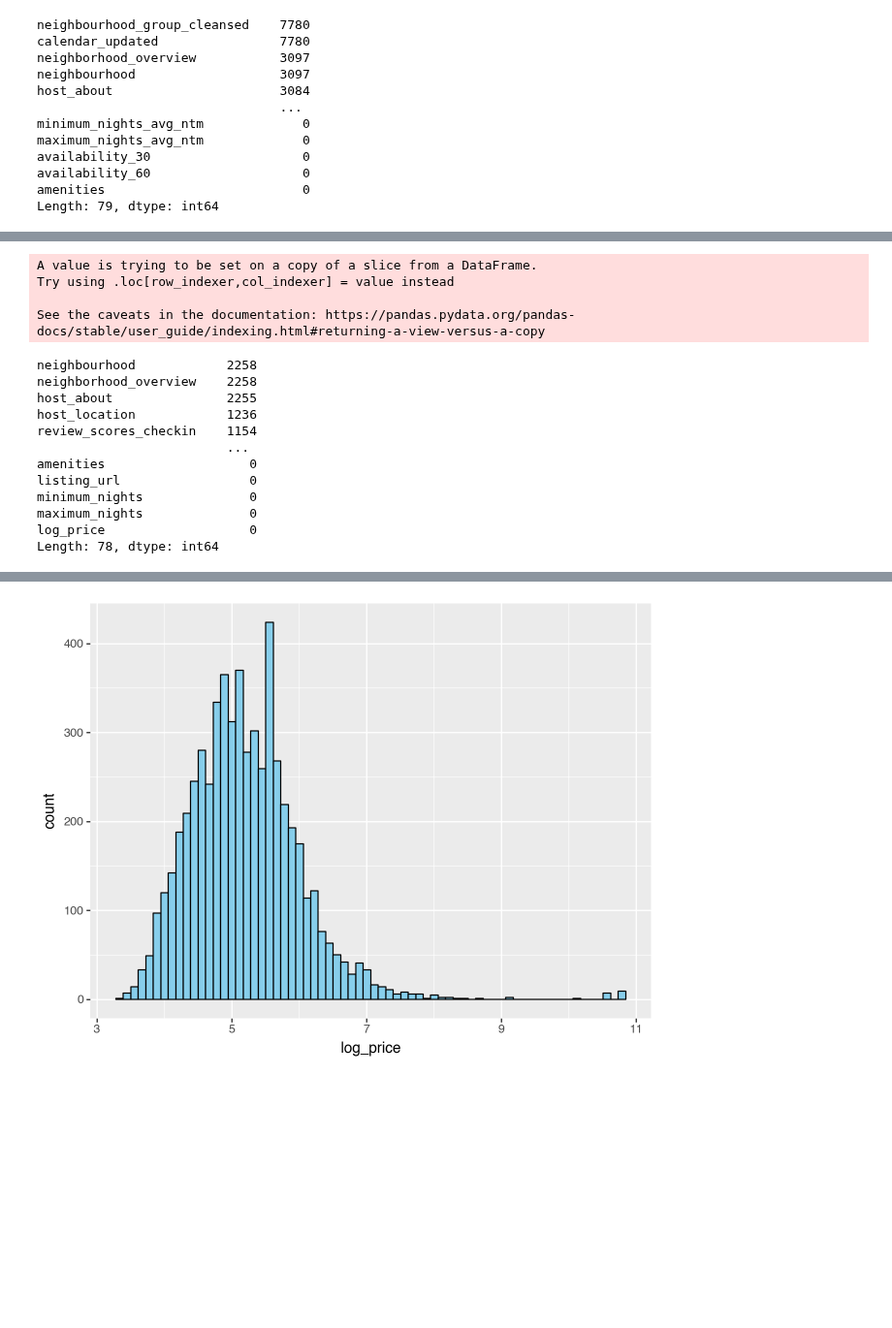
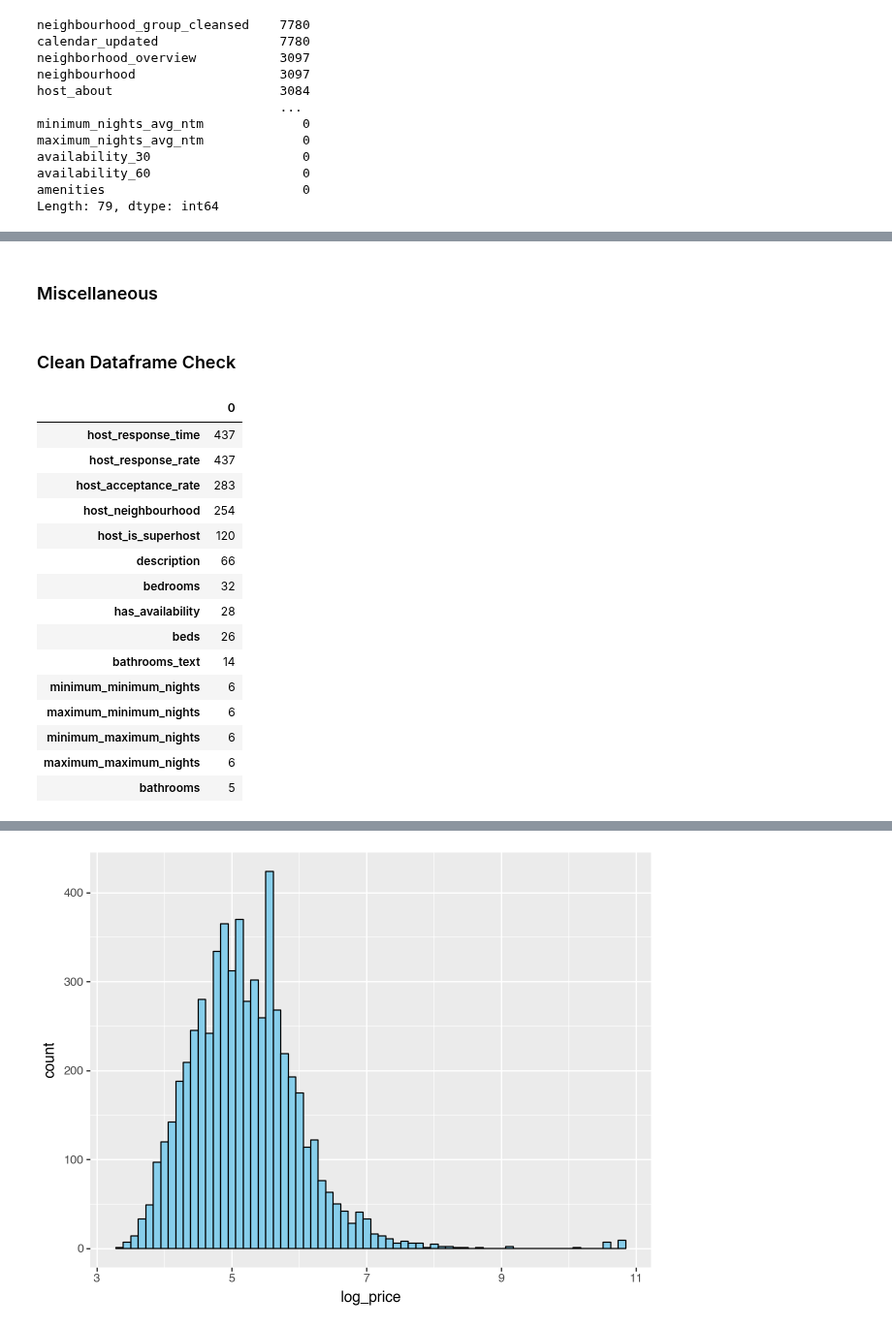
Before and after one commit to matteosaisi/airbnb-pricing-optimization, a Jupyter notebook: notebooks/02_feature_engineering.ipynb, the cells around one changed output, grey strips where cells are left out. Shown at 97% size. Cells and saved outputs as stored; diff of their text form; code cells hidden in the pictures; blank space fills up the shorter version.

```diff
--- a/notebooks/02_feature_engineering.ipynb
+++ b/notebooks/02_feature_engineering.ipynb
@@ -49,0 +93,15 @@ Name: neighbourhood, Length: 7780, dtype: object
+# %%
+# reviews NA changed to median of all reviews, these are scored 0-5 and if all NA's were changed to 0's, the data would be very skewed
+
+df_clean["review_scores_location"] = df_clean["review_scores_location"].fillna(df_clean["review_scores_location"].median())
+df_clean["review_scores_value"] = df_clean["review_scores_value"].fillna(df_clean["review_scores_value"].median())
+df_clean["review_scores_rating"] = df_clean["review_scores_rating"].fillna(df_clean["review_scores_rating"].median())
+df_clean["review_scores_cleanliness"] = df_clean["review_scores_cleanliness"].fillna(df_clean["review_scores_cleanliness"].median())
+df_clean["review_scores_checkin"] = df_clean["review_scores_checkin"].fillna(df_clean["review_scores_checkin"].median())
+df_clean["review_scores_communication"] = df_clean["review_scores_communication"].fillna(df_clean["review_scores_communication"].median())
+df_clean["review_scores_accuracy"] = df_clean["review_scores_accuracy"].fillna(df_clean["review_scores_accuracy"].median())
+# %%
+# last review NA's renamed to "No reviews"
+
+df_clean["last_review"] = df_clean["last_review"].fillna("No reviews")
+df_clean["first_review"] = df_clean["first_review"].fillna("No reviews")
@@ -50,52 +112,38 @@ Name: neighbourhood, Length: 7780, dtype: object
+# %% [markdown]
+### Miscellaneous
 # %%
-# create new data set that will be the clean version of df
-df_clean = df
 
-# convert price to a float
-df_clean["price"] = df_clean["price"].str.replace("$", "").str.replace(",", "").astype(float)
 
-# save the observations with missing prices, and remove them from clean DF
-df_missing_prices = df_clean[df_clean["price"].isna()]
-df_clean = df_clean[df_clean["price"].isna() == False]
 
-# log transform prices
-df_clean["log_price"] = np.log(df_clean["price"])
-
-# drop neighbourhood_group_cleansed and calendar_updated, as all entries have NAs
-df_clean = df_clean.drop(columns = ["neighbourhood_group_cleansed", "calendar_updated"])
 
 # change all NA's in license to "None" because NA means that no license is present
 df_clean["license"] = df_clean["license"].fillna("None")
 
-# remove listing with no host name
+# remove the single listing with no host name
 df_clean = df_clean[df_clean["host_name"].isna() == False]
-
-# last review NA's renamed to "No reviews"
-df_clean["last_review"] = df_clean["last_review"].fillna("No reviews")
-
-# reviews per month NA's changed to 0's
-df_clean["reviews_per_month"] = df_clean["reviews_per_month"].fillna(0)
-# %% [output]
-A value is trying to be set on a copy of a slice from a DataFrame.
-Try using .loc[row_indexer,col_indexer] = value instead
-
-See the caveats in the documentation: https://pandas.pydata.org/pandas-docs/stable/user_guide/indexing.html#returning-a-view-versus-a-copy
+# %% [markdown]
+### Clean Dataframe Check
 # %%
 # check to make sure all NA's are handled
-df_clean.isna().sum().sort_values(ascending = False)
+NAs = pd.DataFrame(df_clean.isna().sum().sort_values(ascending = False))
+NAs[NAs[0] > 0]
 # %% [output]
-neighbourhood            2258
-neighborhood_overview    2258
-host_about               2255
-host_location            1236
-review_scores_checkin    1154
-                         ...
-amenities                   0
-listing_url                 0
-minimum_nights              0
-maximum_nights              0
-log_price                   0
-Length: 78, dtype: int64
+|  | 0 |
+| host_response_time | 437 |
+| host_response_rate | 437 |
+| host_acceptance_rate | 283 |
+| host_neighbourhood | 254 |
+| host_is_superhost | 120 |
+| description | 66 |
+| bedrooms | 32 |
+| has_availability | 28 |
+| beds | 26 |
+| bathrooms_text | 14 |
+| minimum_minimum_nights | 6 |
+| maximum_minimum_nights | 6 |
+| minimum_maximum_nights | 6 |
+| maximum_maximum_nights | 6 |
+| bathrooms | 5 |
 # %%
 df_clean.info()
 # %% [output]
```
Also changed, not shown: parts of 15 cells of this notebook.
